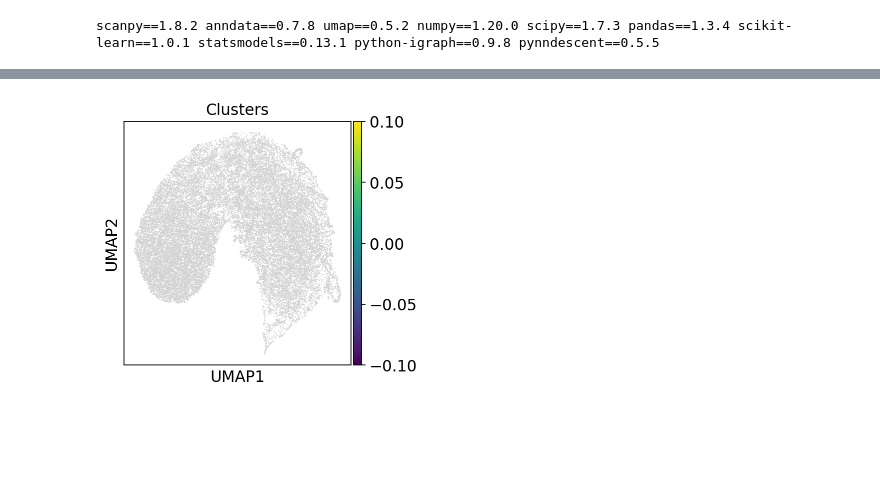
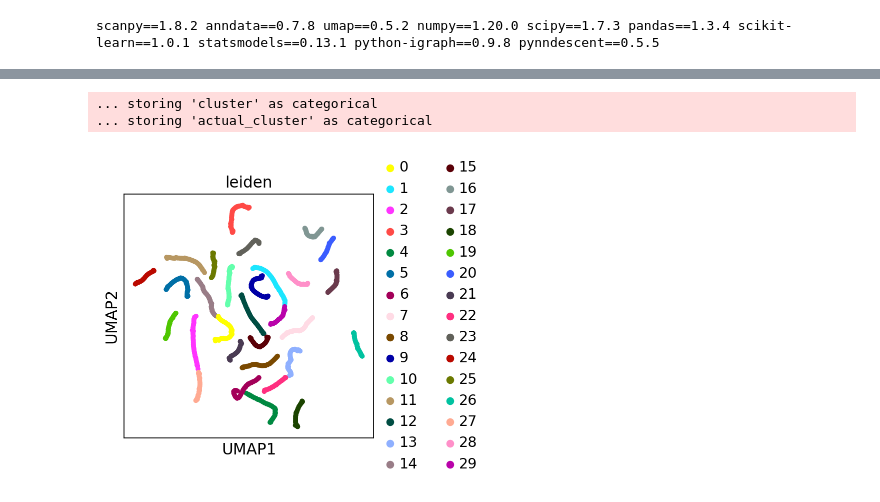
Before and after one commit to ChiaraSolito/CellO_UniWork, a Jupyter notebook: Data_CellO.ipynb, the cells around one changed output, grey strips where cells are left out. Saved outputs shown, nothing was run; the diff lists cells and outputs as text; code cells hidden in the pictures; blank space fills up the shorter version.

```diff
--- a/Data_CellO.ipynb
+++ b/Data_CellO.ipynb
@@ -14,5 +24,16 @@ scanpy==1.8.2 anndata==0.7.8 umap==0.5.2 numpy==1.20.0 scipy==1.7.3 pandas==1.3.
+# %%
+with open('data/annotation.csv', newline='', mode='r', encoding='utf-8-sig') as f:
+    reader = csv.reader(f)
+    data = list(reader)
+
+flat_list2 = []
+for sublist in data:
+    for item in sublist:
+        flat_list2.append(item)
 # %%
 df = pd.read_csv(
   "data/exp_matrix.csv",
   index_col=0
 )
+df = df.transpose()
+adata = AnnData(df)
@@ -90,2 +110,3 @@ with open('data/cluster.csv', newline='') as f:
-# %%
-adata.var['cluster'] = data
+# %%
+adata.obs['cluster'] = flat_list
+adata.obs['actual_cluster'] = flat_list2
@@ -98,4 +125,6 @@ computing UMAP
 # %%
-fig = sc.pl.umap(adata, color='cluster', title='Clusters', return_fig=True)
+sc.pl.umap(adata, color='leiden')
 # %% [output]
+... storing 'cluster' as categorical
+... storing 'actual_cluster' as categorical
-[figure, old version]
+[figure, new version]
```
Also changed, not shown: parts of 23 cells of this notebook, 3 other files.
